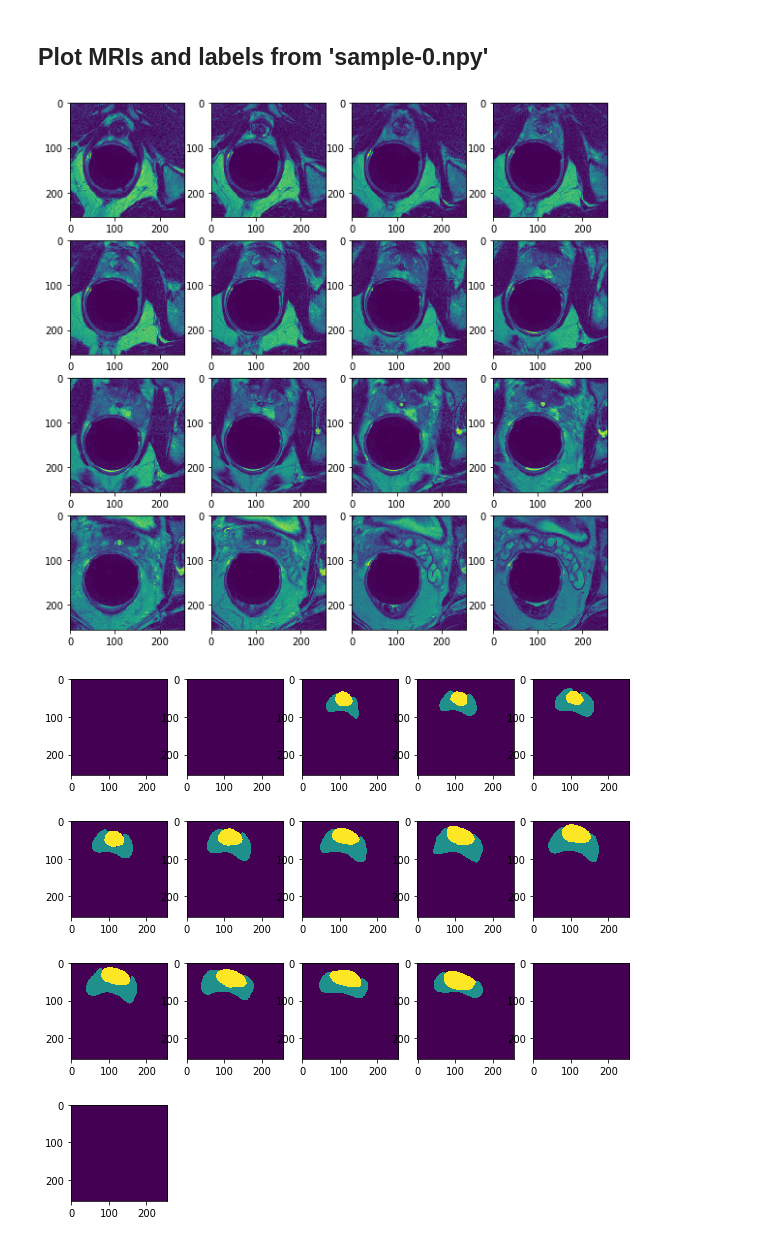
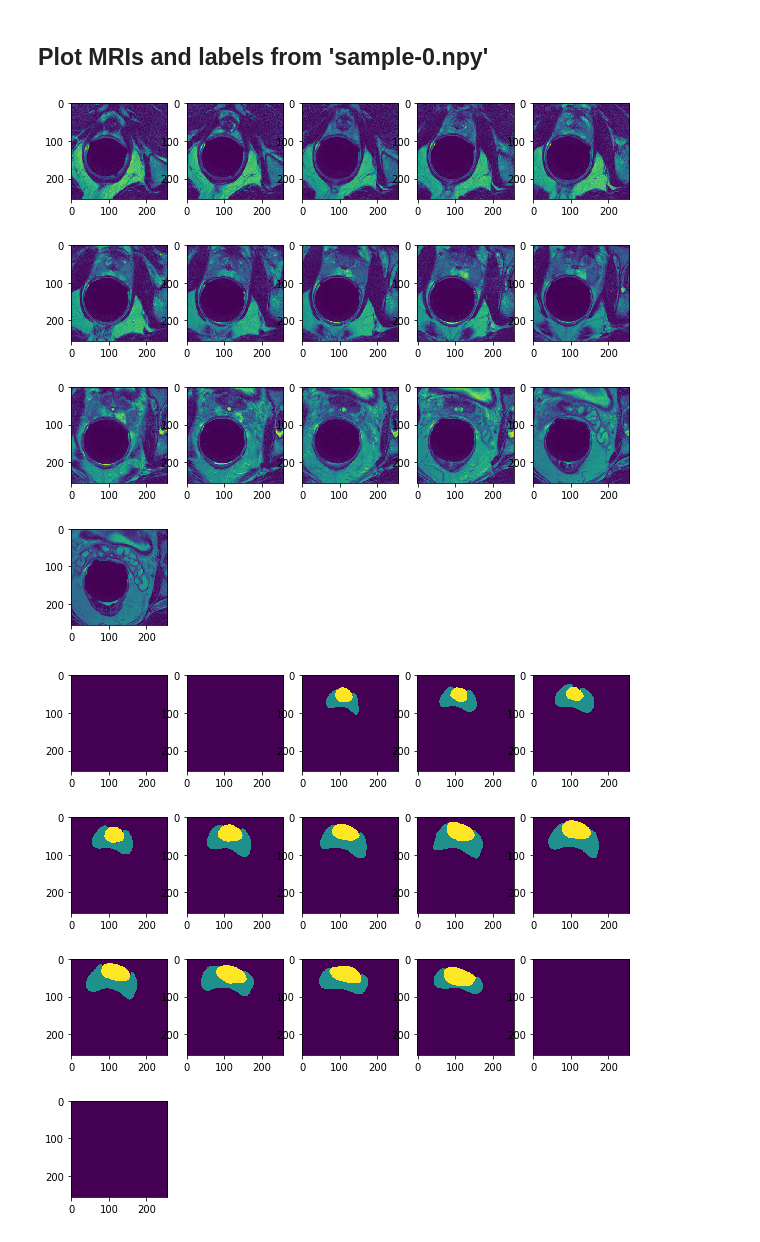
Before and after one commit to MachineLearning4HealthcareHomework/HW3, a Jupyter notebook: Data_augmentation.ipynb, the cells around one changed output. Drawn from its saved outputs; the diff is of its cells as text; code cells hidden in the pictures.

```diff
--- a/Data_augmentation.ipynb
+++ b/Data_augmentation.ipynb
@@ -30,8 +25,8 @@ Using TensorFlow backend.
 # %% [markdown]
 ## Collect the training dataset
 # %%
-train_dir = 'project3_data/data/train_images/'
-label_dir = 'project3_data/data/train_labels/'
+train_dir = './data_new/data/train_images/'
+label_dir = './data_new/data/train_labels/'
 train_images = {}
 train_labels = {}
 
@@ -126,10 +135,10 @@ print(np.amax(train_labels['sample-0.npy']))
 # %%
 plt.figure(figsize=(10, 10))
 for i in range (0, train_images['sample-0.npy'].shape[0]):
-    plt.subplot(4, 4, i+1)
+    plt.subplot(4, 5, i+1)
     plt.imshow(train_images['sample-0.npy'][i,:,:])#, cmap="bone", origin="lower"
 # %% [output]
-[figure, old version]
+[figure, new version]
 # %%
 plt.figure(figsize=(10, 10))
 for i in range (0, train_images['sample-0.npy'].shape[0]):
```
Also changed, not shown: parts of 13 cells of this notebook.
